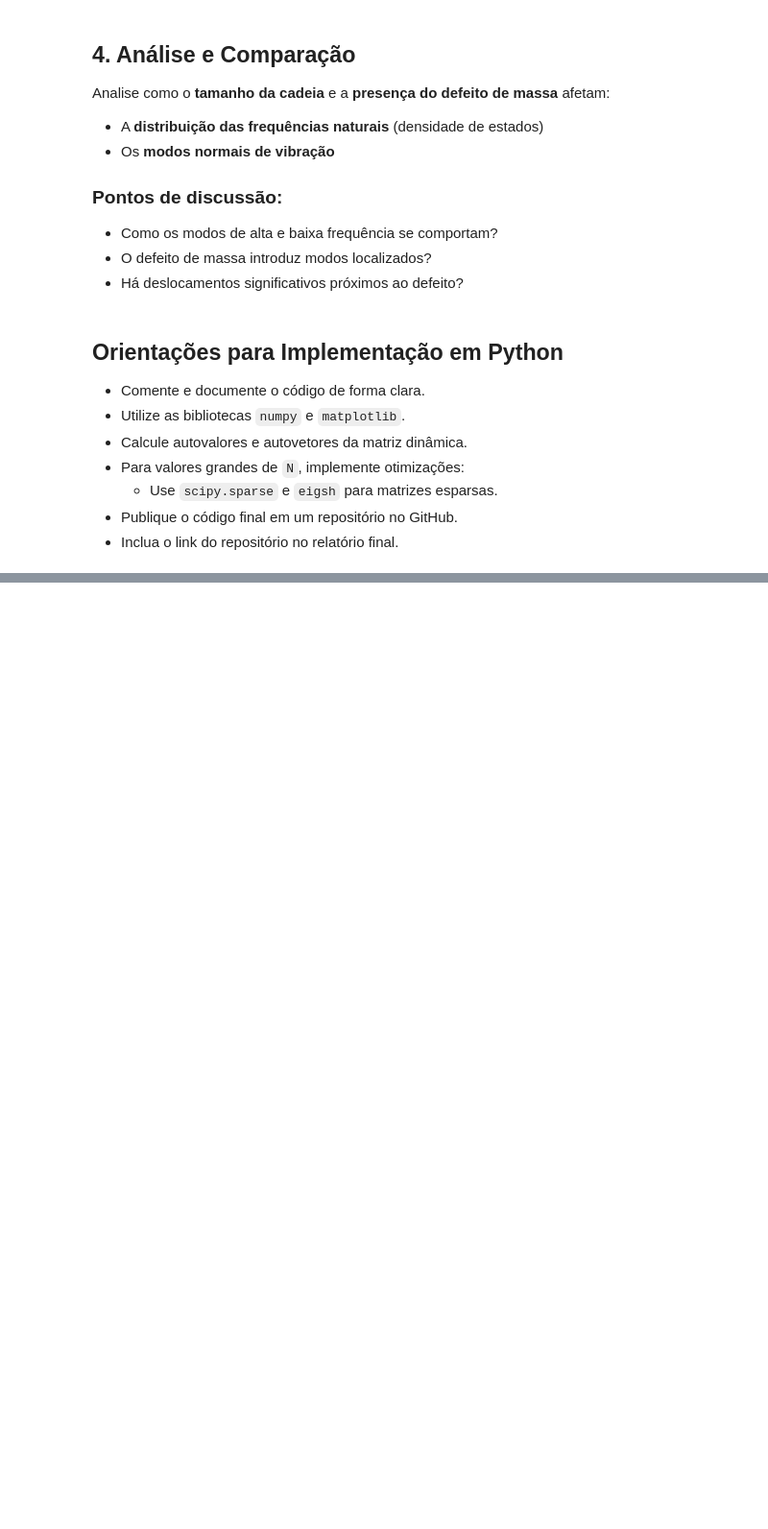
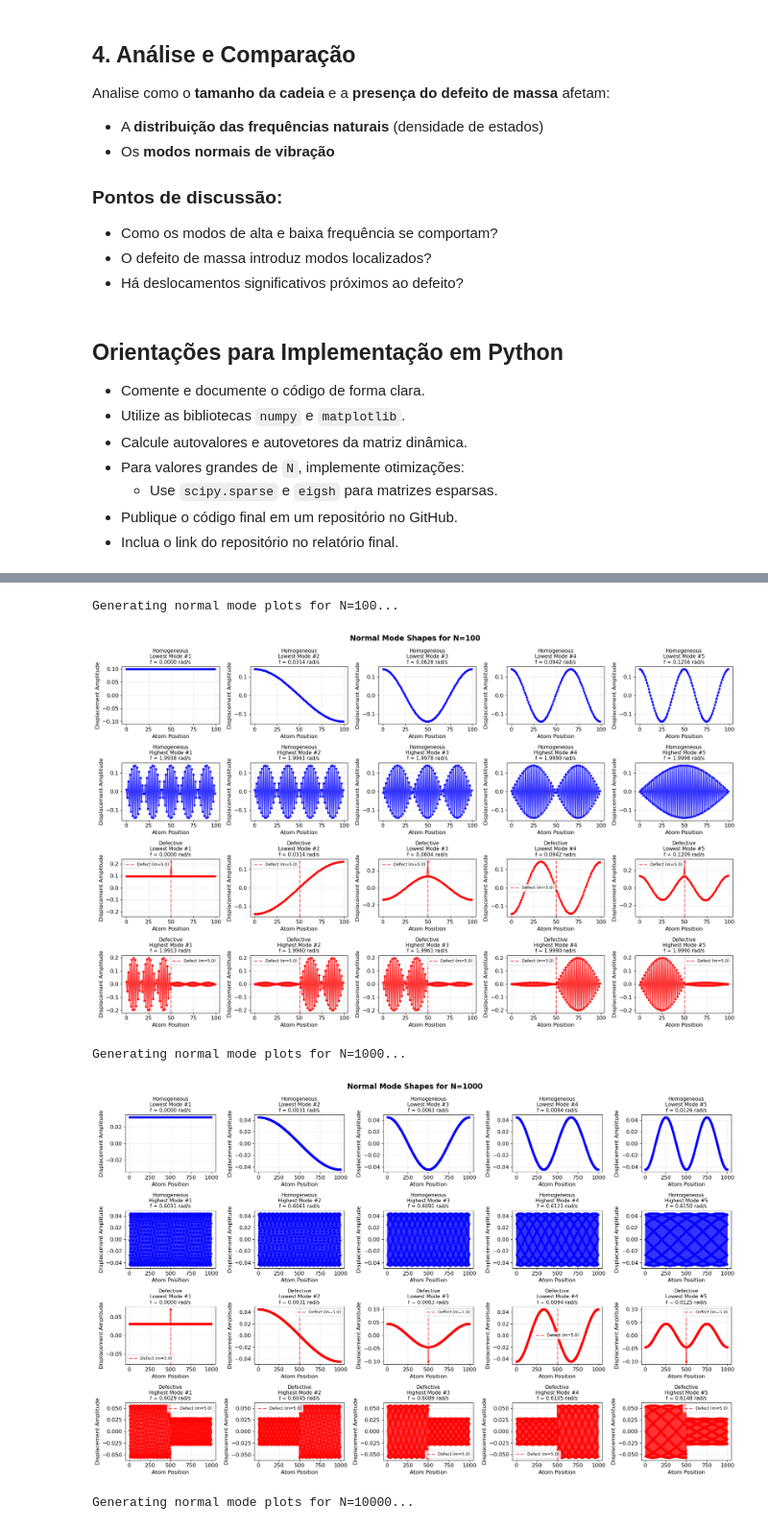
Before and after one commit to cesaraugustoo/av5, a Jupyter notebook: ex_v01.ipynb, the cells around one changed output, grey strips where cells are left out. Shown at 96% size. Drawn from its saved outputs; the diff is of its cells as text; code cells hidden in the pictures; blank space fills up the shorter version.

```diff
--- a/ex_v01.ipynb
+++ b/ex_v01.ipynb
@@ -954,0 +435,10 @@ Participation Ratio Statistics for N=1000:
+# %%
+for N in len_cadeias:
+        print(f"\nGenerating normal mode plots for N={N}...")
+        plot_normal_modes(results, N)
+# %% [output]
+Generating normal mode plots for N=100...
+[figure, added]
+Generating normal mode plots for N=1000...
+[figure, added]
+Generating normal mode plots for N=10000...
```
Also changed, not shown: parts of 25 cells of this notebook, 1 other file.
